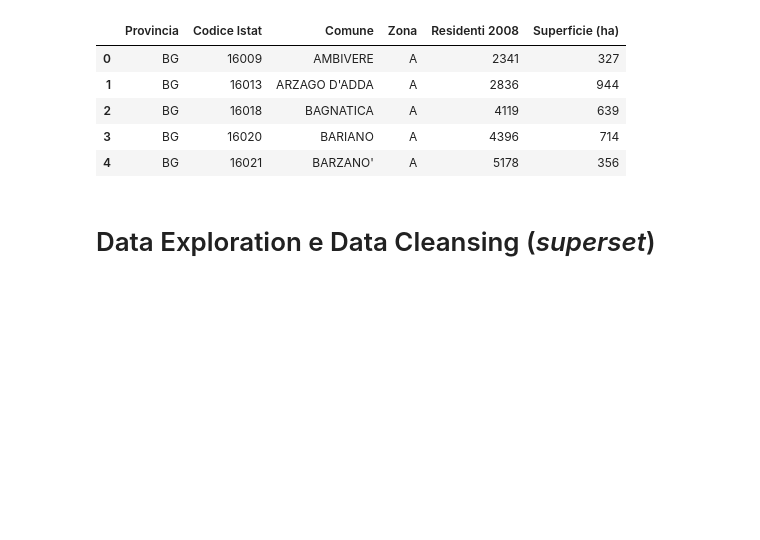
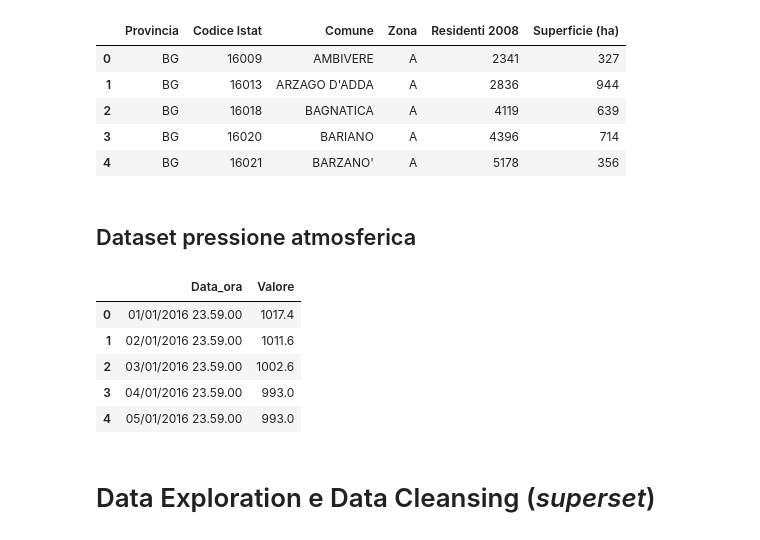
Before and after one commit to giocoal/air-quality-milano-interactive-data-visualization-tableau, a Jupyter notebook: Data_Visualization_21_22_Preparation_Meteo_Radiaz_Temp_Press.ipynb, the cells around one changed output. Saved outputs shown, nothing was run; the diff lists cells and outputs as text; code cells hidden in the pictures; blank space fills up the shorter version.

```diff
--- a/Data_Visualization_21_22_Preparation_Meteo_radiazione.ipynb
+++ b/Data_Visualization_21_22_Preparation_Meteo_Radiaz_Temp_Press.ipynb
@@ -155,6 +155,19 @@ zonizzazione.head()
 | 2 | BG | 16018 | BAGNATICA | A | 4119 | 639 |
 | 3 | BG | 16020 | BARIANO | A | 4396 | 714 |
 | 4 | BG | 16021 | BARZANO' | A | 5178 | 356 |
+# %% [markdown]
+## Dataset pressione atmosferica
+# %%
+press_zama = pd.read_csv(f'{path}data_meteo/press/press_zama.csv', na_values = -9999)
+press_zama.dtypes
+press_zama.head()
+# %% [output]
+|  | Data_ora | Valore |
+| 0 | 01/01/2016 23.59.00 | 1017.4 |
+| 1 | 02/01/2016 23.59.00 | 1011.6 |
+| 2 | 03/01/2016 23.59.00 | 1002.6 |
+| 3 | 04/01/2016 23.59.00 | 993.0 |
+| 4 | 05/01/2016 23.59.00 | 993.0 |
 # %% [markdown]
 # Data Exploration e Data Cleansing (*superset*)
 # %% [markdown]
```
Also changed, not shown: parts of 6 cells of this notebook, 3 other files.
